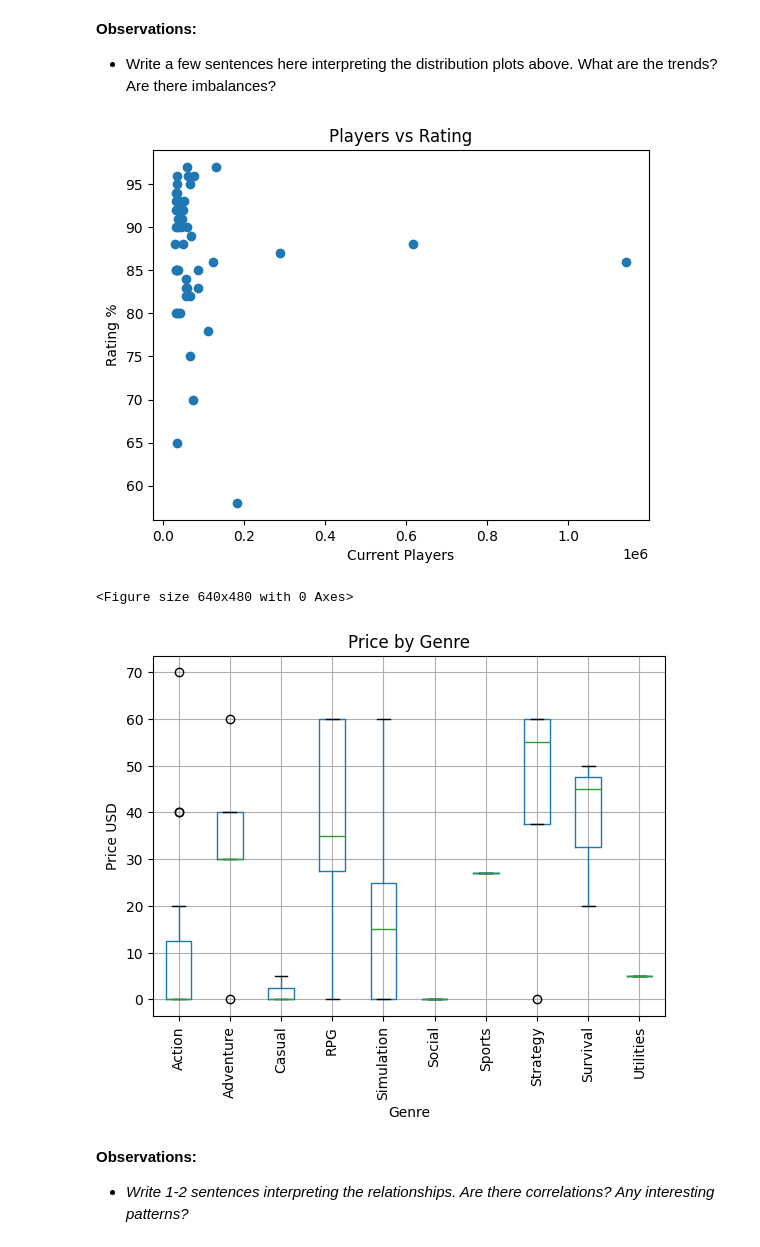
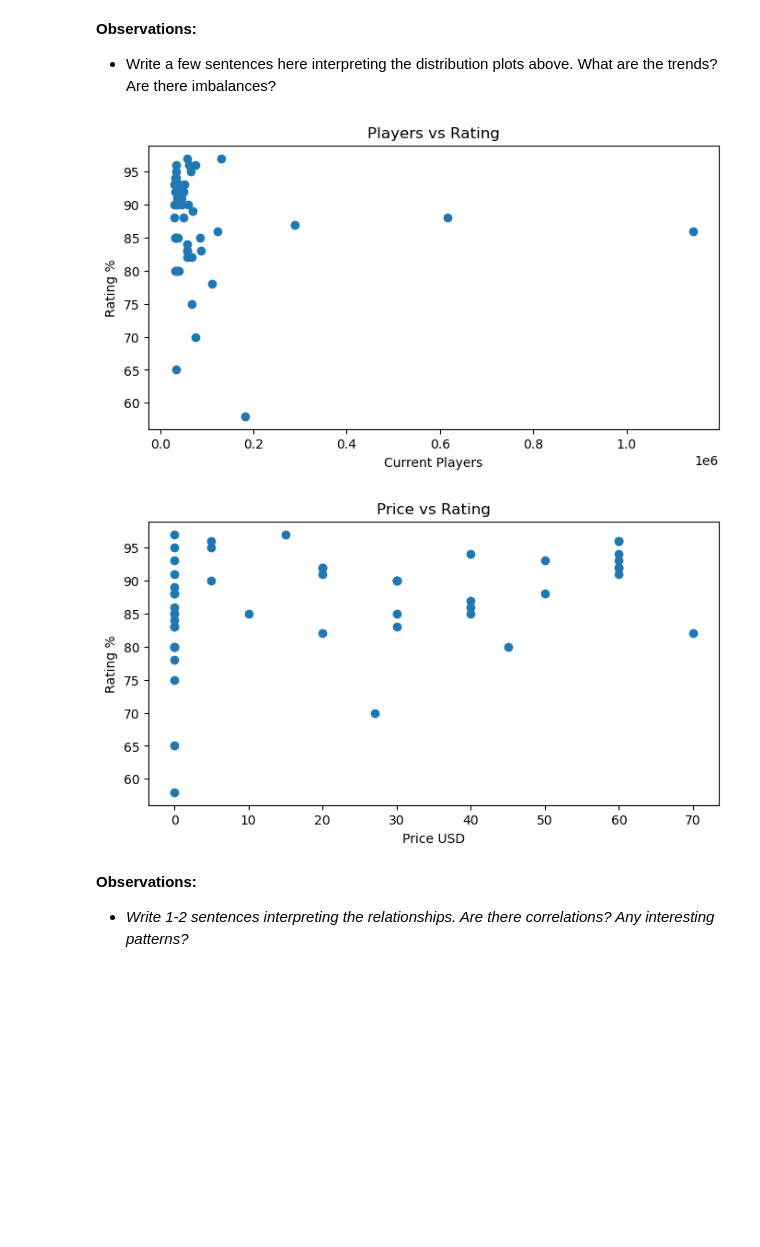
Before and after one commit to thanhvu911/machine-learning, a Jupyter notebook: Project 1 Instructions.ipynb, the cells around one changed output. Cells and saved outputs as stored; diff of their text form; code cells hidden in the pictures; blank space fills up the shorter version.

```diff
--- a/Project 1 Instructions.ipynb
+++ b/Project 1 Instructions.ipynb
@@ -323,25 +274,23 @@ plt.show()
 * Write a few sentences here interpreting the distribution plots above. What are the trends? Are there imbalances?
 # %%
 # Generate relationship plots (remember the labels!)
-# Bivariate
-plt.figure()
+
+plt.figure(figsize=(8,4))
 plt.scatter(df['current_players'], df['user_rating'])
 plt.title('Players vs Rating')
 plt.xlabel('Current Players')
 plt.ylabel('Rating %')
 plt.show()
 
-plt.figure()
-df.boxplot(column='price_usd', by='primary_genre', rot=90)
-plt.title('Price by Genre')
-plt.suptitle('')
-plt.xlabel('Genre')
-plt.ylabel('Price USD')
+plt.figure(figsize=(8,4))
+plt.scatter(df['price_usd'], df['user_rating'])
+plt.title('Price vs Rating')
+plt.xlabel('Price USD')
+plt.ylabel('Rating %')
 plt.show()
 # %% [output]
-[figure, old version]
+[figure, new version]
-<Figure size 640x480 with 0 Axes>
-[figure, old version]
+[figure, new version]
 # %% [markdown]
 **Observations:**
 * *Write 1-2 sentences interpreting the relationships. Are there correlations? Any interesting patterns?*
```
Also changed, not shown: parts of 5 cells of this notebook.
